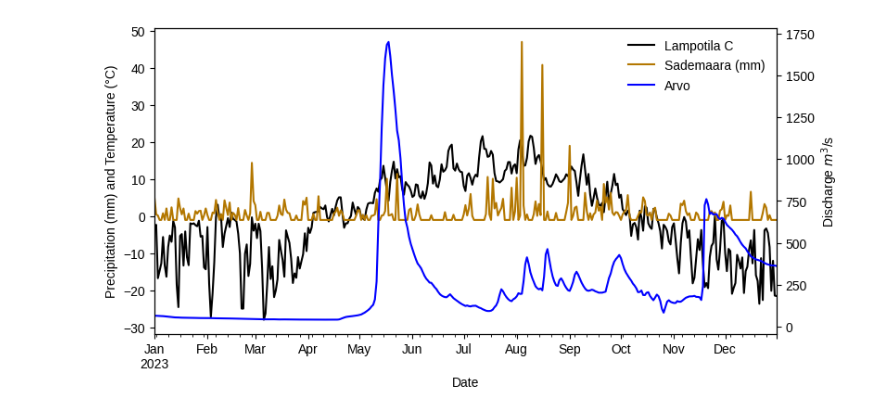
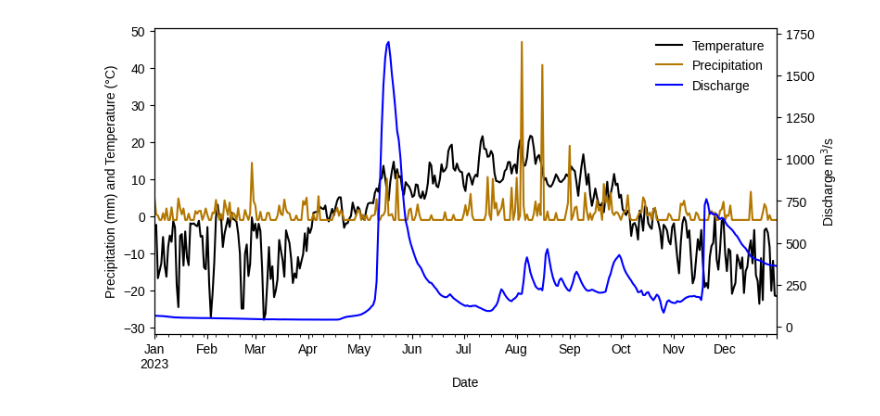
Before and after one commit to susannakukka/bathymetric-model-analysis, a Jupyter notebook: notebooks/flow_rate.ipynb, the cells around one changed output. Drawn from its saved outputs; the diff is of its cells as text; code cells hidden in the pictures.

```diff
--- a/notebooks/flow_rate.ipynb
+++ b/notebooks/flow_rate.ipynb
@@ -20,4 +20,4 @@ if use_liberation_fonts:
 # import 1st flow rate chart
 data = pd.read_csv('../data/Virtaama_Alaköngäs_20230101_20231231_v2.csv', delimiter=';')
 # %%
-data
+data.columns = ["Aika", "Discharge"]
@@ -66,4 +52,4 @@ data
 #weatherdata
 wdata = pd.read_csv('../data/Sää_UtsjokiNuorgam_20230101-20231231_v2.csv', delimiter=',')
 # %%
-wdata
+wdata.columns = ['Aika', 'Precipitation', 'Temperature']
@@ -114,19 +59,19 @@ from matplotlib.patches import Rectangle
 # %%
 fig, ax = init_plot()
-wdata.plot(y='Lampotila C', color='black', ax=ax, legend=True)
-wdata.plot(y='Sademaara (mm)', color='#B37700', ax=ax, legend=True)
+wdata.plot(y='Temperature', color='black', ax=ax, legend=True)
+wdata.plot(y='Precipitation', color='#B37700', ax=ax, legend=True)
 ax.get_legend().get_frame().set_edgecolor('none')
 
 ax.set_xlabel("Date")
 ax.set_ylabel('Precipitation (mm) and Temperature (°C)')
 ax2 = ax.twinx()
-ax2.set_ylabel("Discharge $m^3$/s")
+ax2.set_ylabel("Discharge m$^3$/s")
 data.plot(color='#0000FF', ax=ax2, legend=True)
 
 leg2 = ax2.get_legend()
-leg2.set_bbox_to_anchor((0.881, 0.871))
+leg2.set_bbox_to_anchor((0.977, 0.871))
 leg2.get_frame().set_edgecolor('none')
 # %% [output]
-[figure, old version]
+[figure, new version]
 # %%
 fig.savefig('../plots/alakongas_discharge_with_weather.png', dpi=300)
```
Also changed, not shown: parts of 6 cells of this notebook, 1 other file.
